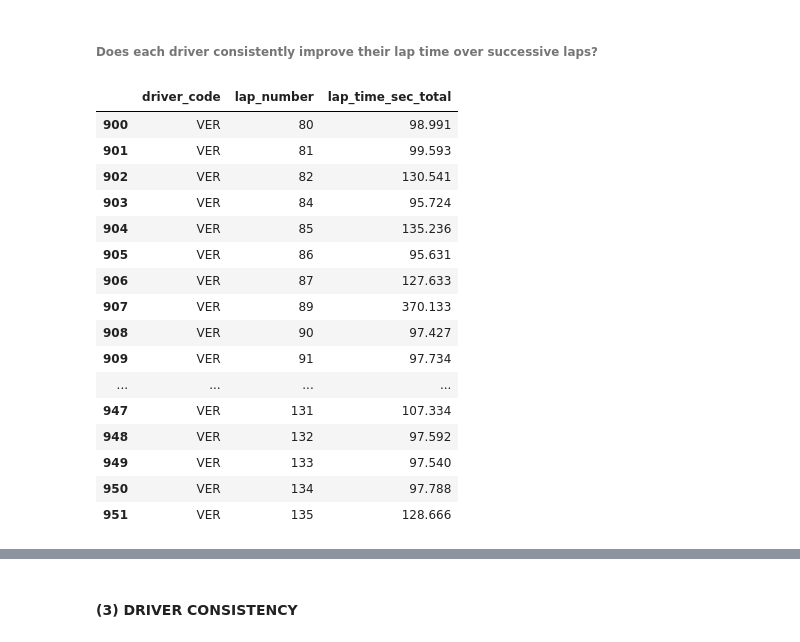
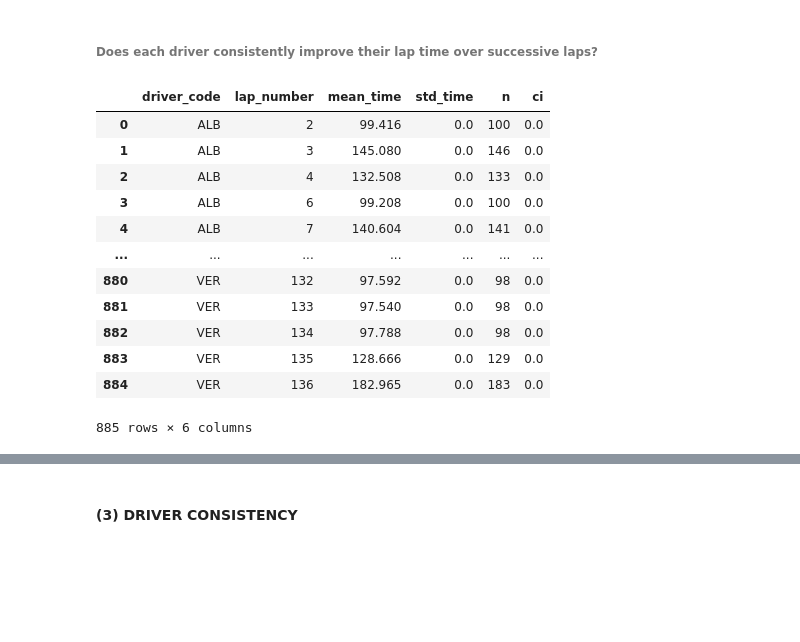
Before and after one commit to bovoSfasciaCarrozze/F1-Analysis_Final-Project-TUBerlin, a Jupyter notebook: FinalProjectF1.ipynb, the cells around one changed output, grey strips where cells are left out. Drawn from its saved outputs; the diff is of its cells as text; code cells hidden in the pictures; blank space fills up the shorter version.

```diff
--- a/FinalProjectF1.ipynb
+++ b/FinalProjectF1.ipynb
@@ -244,29 +243,28 @@ fig1.show()
 # %% [markdown]
 ###### Does each driver consistently improve their lap time over successive laps?
 # %%
-# comparing the multiple laps of each pilot
-lap_evolution = (final_df.groupby(['driver_code', 'lap_number'])['lap_time_sec_total']
-                         .first()
-                         .reset_index())
-lap_evolution[900:952]
+import numpy as np
+# Q2 — Lap time evolution with CI
+lap_evo_stats = (final_df[final_df['lap_time_sec_total'] < 200]
+                 .groupby(['driver_code', 'lap_number'])['lap_time_sec_total']
+                 .agg(mean_time='mean', std_time='std', n='count')
+                 .reset_index())
+lap_evo_stats['ci'] = 1.96 * (lap_evo_stats['std_time'] / np.sqrt(lap_evo_stats['n']))
+lap_evo_stats
 # %% [output]
-|  | driver_code | lap_number | lap_time_sec_total |
-| 900 | VER | 80 | 98.991 |
-| 901 | VER | 81 | 99.593 |
-| 902 | VER | 82 | 130.541 |
-| 903 | VER | 84 | 95.724 |
-| 904 | VER | 85 | 135.236 |
-| 905 | VER | 86 | 95.631 |
-| 906 | VER | 87 | 127.633 |
-| 907 | VER | 89 | 370.133 |
-| 908 | VER | 90 | 97.427 |
-| 909 | VER | 91 | 97.734 |
-| ... | ... | ... | ... |
-| 947 | VER | 131 | 107.334 |
-| 948 | VER | 132 | 97.592 |
-| 949 | VER | 133 | 97.540 |
-| 950 | VER | 134 | 97.788 |
-| 951 | VER | 135 | 128.666 |
+|  | driver_code | lap_number | mean_time | std_time | n | ci |
+| 0 | ALB | 2 | 99.416 | 0.0 | 100 | 0.0 |
+| 1 | ALB | 3 | 145.080 | 0.0 | 146 | 0.0 |
+| 2 | ALB | 4 | 132.508 | 0.0 | 133 | 0.0 |
+| 3 | ALB | 6 | 99.208 | 0.0 | 100 | 0.0 |
+| 4 | ALB | 7 | 140.604 | 0.0 | 141 | 0.0 |
+| ... | ... | ... | ... | ... | ... | ... |
+| 880 | VER | 132 | 97.592 | 0.0 | 98 | 0.0 |
+| 881 | VER | 133 | 97.540 | 0.0 | 98 | 0.0 |
+| 882 | VER | 134 | 97.788 | 0.0 | 98 | 0.0 |
+| 883 | VER | 135 | 128.666 | 0.0 | 129 | 0.0 |
+| 884 | VER | 136 | 182.965 | 0.0 | 183 | 0.0 |
+885 rows × 6 columns
 # %%
 # Line chart to show how each driver's lap time evolves over successive laps
 # Each driver gets its own line colored differently
```
Also changed, not shown: parts of 2 cells of this notebook.
